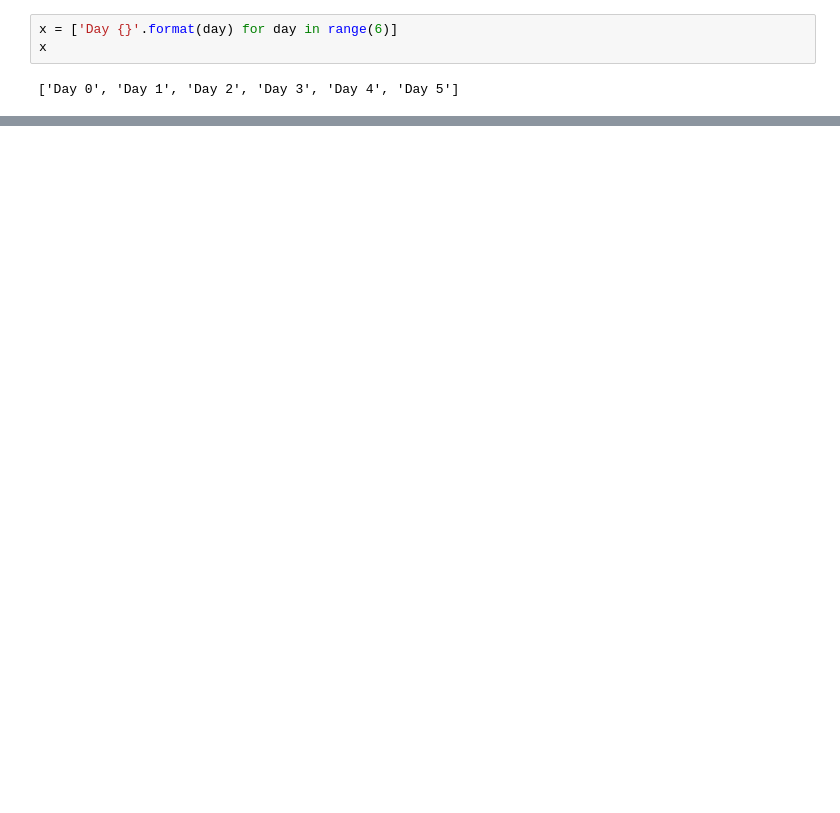
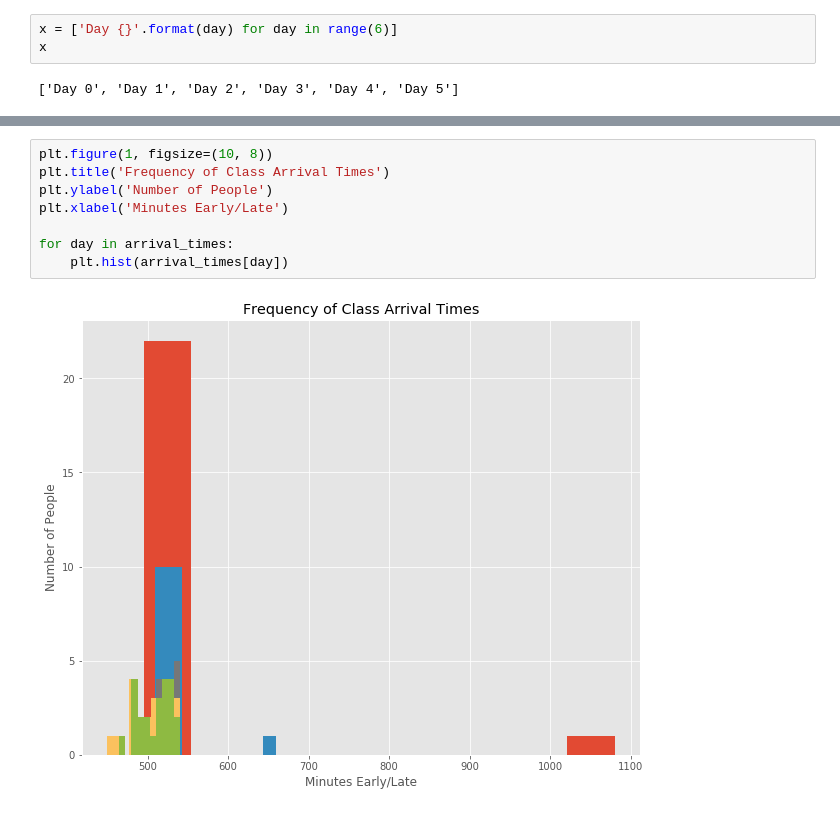
Before and after one commit to AlecMorgan/ds-challenge-05_seattle-ds-career-040119, a Jupyter notebook: arrival_time_processing.ipynb, the cells around one changed output, grey strips where cells are left out. Saved outputs shown, nothing was run; the diff lists cells and outputs as text; blank space fills up the shorter version.

```diff
--- a/arrival_time_processing.ipynb
+++ b/arrival_time_processing.ipynb
@@ -64,0 +73,10 @@ plt.bar(x, y, color = 'Black')
+# %%
+plt.figure(1, figsize=(10, 8))
+plt.title('Frequency of Class Arrival Times')
+plt.ylabel('Number of People')
+plt.xlabel('Minutes Early/Late')
+
+for day in arrival_times:
+    plt.hist(arrival_times[day])
+# %% [output]
+[figure, added]
```
Also changed, not shown: parts of 4 cells of this notebook.
